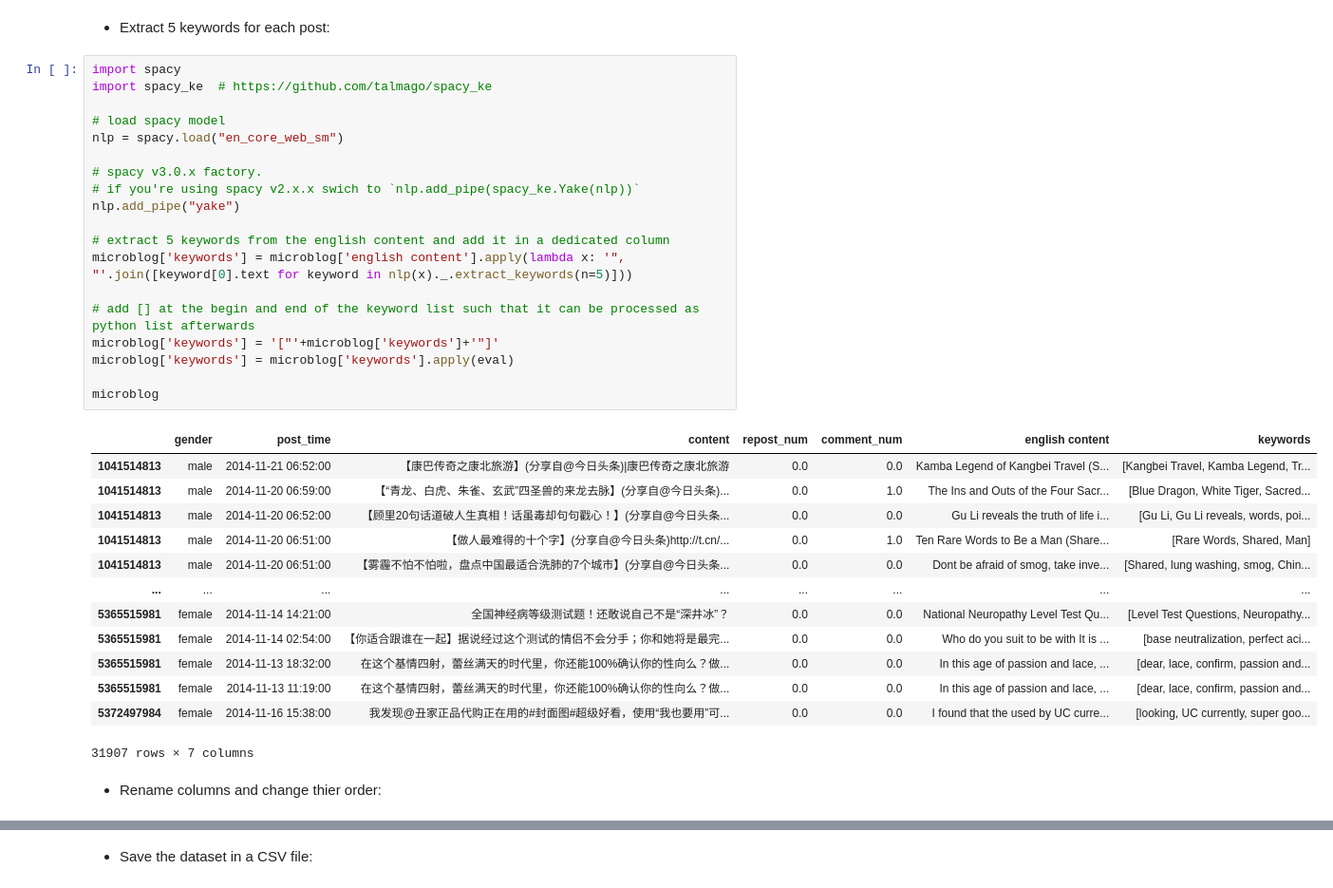
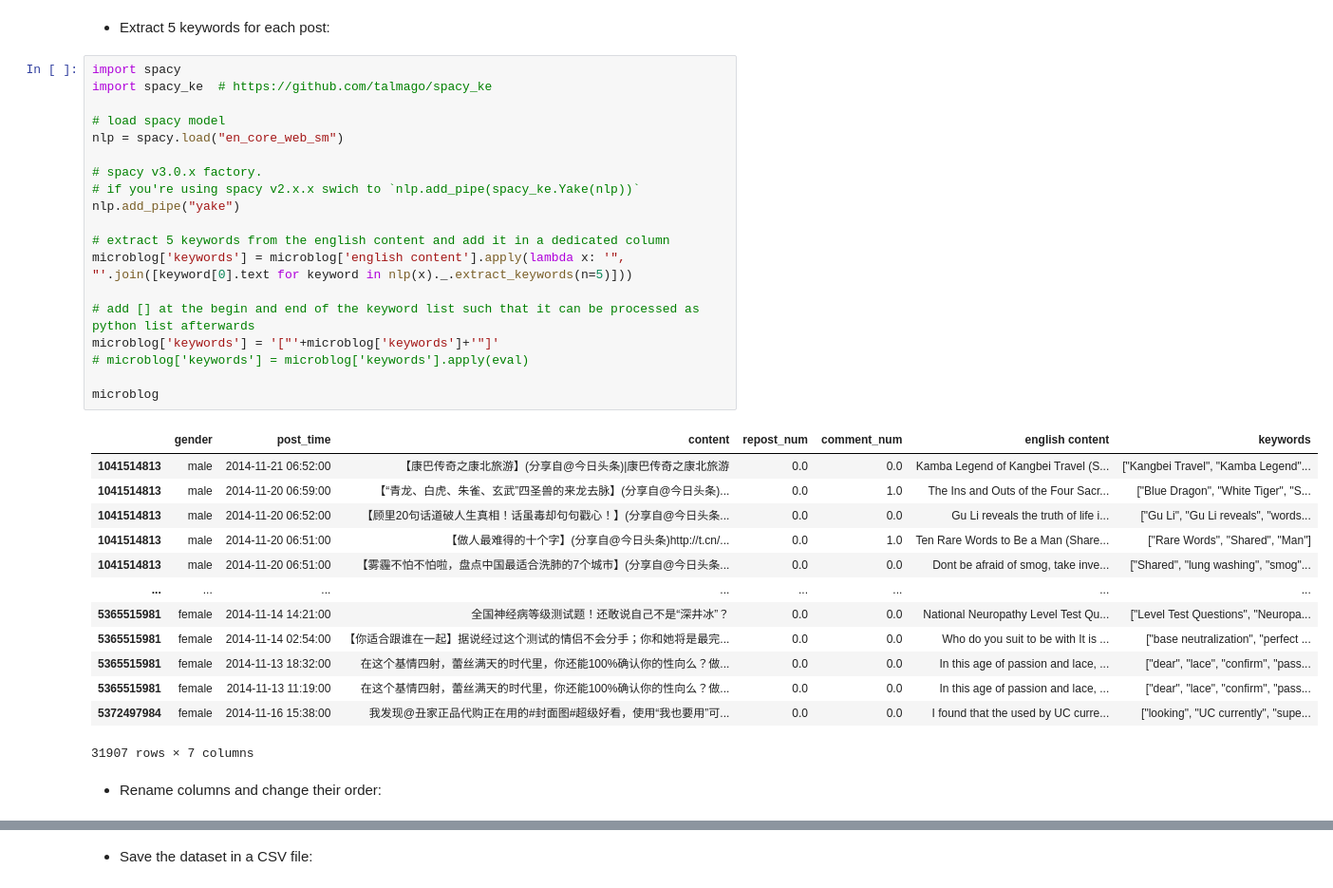
Before and after one commit to flouvat/Sequential-databases, a Jupyter notebook: Code/microblogPCU_preprocessing.ipynb, the cells around one changed output, grey strips where cells are left out. Shown at 95% size. Cells and saved outputs as stored; diff of their text form.

```diff
--- a/Code/microblogPCU_preprocessing.ipynb
+++ b/Code/microblogPCU_preprocessing.ipynb
@@ -251,38 +251,38 @@ Name: english content, Length: 31907, dtype: object
 # %%
 import spacy
 import spacy_ke  # https://github.com/talmago/spacy_ke
 
 # load spacy model
 nlp = spacy.load("en_core_web_sm")
 
 # spacy v3.0.x factory.
 # if you're using spacy v2.x.x swich to `nlp.add_pipe(spacy_ke.Yake(nlp))`
 nlp.add_pipe("yake")
 
 # extract 5 keywords from the english content and add it in a dedicated column
 microblog['keywords'] = microblog['english content'].apply(lambda x: '", "'.join([keyword[0].text for keyword in nlp(x)._.extract_keywords(n=5)]))
 
 # add [] at the begin and end of the keyword list such that it can be processed as python list afterwards
 microblog['keywords'] = '["'+microblog['keywords']+'"]'
-microblog['keywords'] = microblog['keywords'].apply(eval)
+# microblog['keywords'] = microblog['keywords'].apply(eval)
 
 microblog
 # %% [output]
 |  | gender | post_time | content | repost_num | comment_num | english content | keywords |
-| 1041514813 | male | 2014-11-21 06:52:00 | 【康巴传奇之康北旅游】(分享自@今日头条)|康巴传奇之康北旅游 | 0.0 | 0.0 | Kamba Legend of Kangbei Travel (S... | [Kangbei Travel, Kamba Legend, Tr... |
-| 1041514813 | male | 2014-11-20 06:59:00 | 【“青龙、白虎、朱雀、玄武”四圣兽的来龙去脉】(分享自@今日头条)... | 0.0 | 1.0 | The Ins and Outs of the Four Sacr... | [Blue Dragon, White Tiger, Sacred... |
-| 1041514813 | male | 2014-11-20 06:52:00 | 【顾里20句话道破人生真相！话虽毒却句句戳心！】(分享自@今日头条... | 0.0 | 0.0 | Gu Li reveals the truth of life i... | [Gu Li, Gu Li reveals, words, poi... |
-| 1041514813 | male | 2014-11-20 06:51:00 | 【做人最难得的十个字】(分享自@今日头条)http://t.cn/... | 0.0 | 1.0 | Ten Rare Words to Be a Man (Share... | [Rare Words, Shared, Man] |
-| 1041514813 | male | 2014-11-20 06:51:00 | 【雾霾不怕不怕啦，盘点中国最适合洗肺的7个城市】(分享自@今日头条... | 0.0 | 0.0 | Dont be afraid of smog, take inve... | [Shared, lung washing, smog, Chin... |
+| 1041514813 | male | 2014-11-21 06:52:00 | 【康巴传奇之康北旅游】(分享自@今日头条)|康巴传奇之康北旅游 | 0.0 | 0.0 | Kamba Legend of Kangbei Travel (S... | ["Kangbei Travel", "Kamba Legend"... |
+| 1041514813 | male | 2014-11-20 06:59:00 | 【“青龙、白虎、朱雀、玄武”四圣兽的来龙去脉】(分享自@今日头条)... | 0.0 | 1.0 | The Ins and Outs of the Four Sacr... | ["Blue Dragon", "White Tiger", "S... |
+| 1041514813 | male | 2014-11-20 06:52:00 | 【顾里20句话道破人生真相！话虽毒却句句戳心！】(分享自@今日头条... | 0.0 | 0.0 | Gu Li reveals the truth of life i... | ["Gu Li", "Gu Li reveals", "words... |
+| 1041514813 | male | 2014-11-20 06:51:00 | 【做人最难得的十个字】(分享自@今日头条)http://t.cn/... | 0.0 | 1.0 | Ten Rare Words to Be a Man (Share... | ["Rare Words", "Shared", "Man"] |
+| 1041514813 | male | 2014-11-20 06:51:00 | 【雾霾不怕不怕啦，盘点中国最适合洗肺的7个城市】(分享自@今日头条... | 0.0 | 0.0 | Dont be afraid of smog, take inve... | ["Shared", "lung washing", "smog"... |
 | ... | ... | ... | ... | ... | ... | ... | ... |
-| 5365515981 | female | 2014-11-14 14:21:00 | 全国神经病等级测试题！还敢说自己不是“深井冰”？ | 0.0 | 0.0 | National Neuropathy Level Test Qu... | [Level Test Questions, Neuropathy... |
-| 5365515981 | female | 2014-11-14 02:54:00 | 【你适合跟谁在一起】据说经过这个测试的情侣不会分手；你和她将是最完... | 0.0 | 0.0 | Who do you suit to be with It is ... | [base neutralization, perfect aci... |
-| 5365515981 | female | 2014-11-13 18:32:00 | 在这个基情四射，蕾丝满天的时代里，你还能100%确认你的性向么？做... | 0.0 | 0.0 | In this age of passion and lace, ... | [dear, lace, confirm, passion and... |
-| 5365515981 | female | 2014-11-13 11:19:00 | 在这个基情四射，蕾丝满天的时代里，你还能100%确认你的性向么？做... | 0.0 | 0.0 | In this age of passion and lace, ... | [dear, lace, confirm, passion and... |
-| 5372497984 | female | 2014-11-16 15:38:00 | 我发现@丑家正品代购正在用的#封面图#超级好看，使用“我也要用”可... | 0.0 | 0.0 | I found that the used by UC curre... | [looking, UC currently, super goo... |
+| 5365515981 | female | 2014-11-14 14:21:00 | 全国神经病等级测试题！还敢说自己不是“深井冰”？ | 0.0 | 0.0 | National Neuropathy Level Test Qu... | ["Level Test Questions", "Neuropa... |
+| 5365515981 | female | 2014-11-14 02:54:00 | 【你适合跟谁在一起】据说经过这个测试的情侣不会分手；你和她将是最完... | 0.0 | 0.0 | Who do you suit to be with It is ... | ["base neutralization", "perfect ... |
+| 5365515981 | female | 2014-11-13 18:32:00 | 在这个基情四射，蕾丝满天的时代里，你还能100%确认你的性向么？做... | 0.0 | 0.0 | In this age of passion and lace, ... | ["dear", "lace", "confirm", "pass... |
+| 5365515981 | female | 2014-11-13 11:19:00 | 在这个基情四射，蕾丝满天的时代里，你还能100%确认你的性向么？做... | 0.0 | 0.0 | In this age of passion and lace, ... | ["dear", "lace", "confirm", "pass... |
+| 5372497984 | female | 2014-11-16 15:38:00 | 我发现@丑家正品代购正在用的#封面图#超级好看，使用“我也要用”可... | 0.0 | 0.0 | I found that the used by UC curre... | ["looking", "UC currently", "supe... |
 31907 rows × 7 columns
 # %% [markdown]
-- Rename columns and change thier order:
+- Rename columns and change their order:
 # %%
 # reseting the index to intergrate it as a column
 microblog.reset_index(inplace=True)
```
Also changed, not shown: parts of 2 cells of this notebook, 6 other files.
